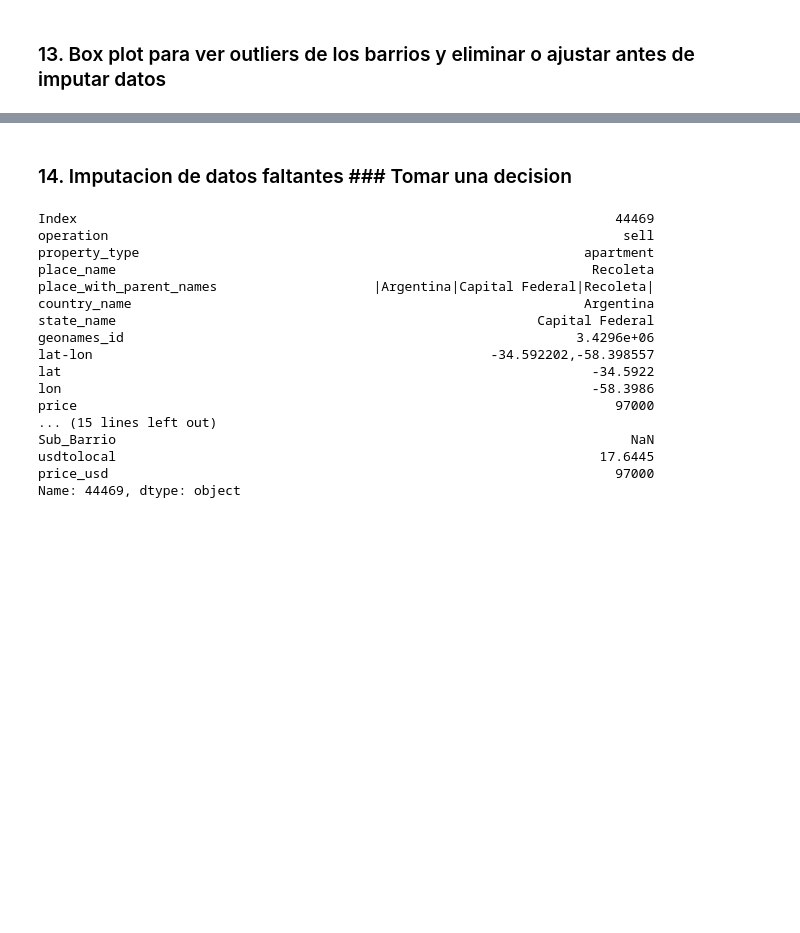
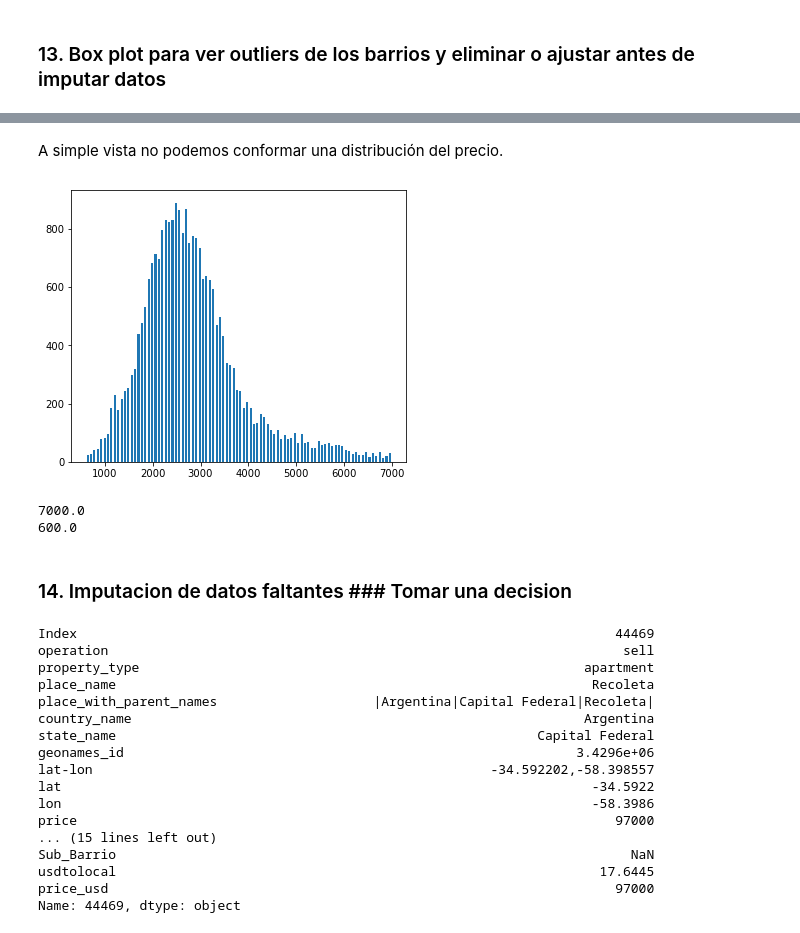
Before and after one commit to nachommm/desafio1, a Jupyter notebook: TP1backup.ipynb, the cells around one changed output, grey strips where cells are left out. Cells and saved outputs as stored; diff of their text form; code cells hidden in the pictures; blank space fills up the shorter version.

```diff
--- a/TP1backup.ipynb
+++ b/TP1backup.ipynb
@@ -812,3 +847,27 @@ barrio_group.price_per_m2.describe()
+# %% [markdown]
+A simple vista no podemos conformar una distribución del precio.
+# %%
+# Creamos una mask entendiendo que el precio minimo, puede rondar los 600 USD y 4000 USD
+
+precioxm2_mask = (data_caba_barrios.price_per_m2 >= 600) & (data_caba_barrios.price_per_m2 <= 7000)
+
+data_caba_clean = data_caba_barrios.loc[precioxm2_mask, :]
+
+# Vuelvo a graficar.
+
+plt.hist(data_caba_clean.price_per_m2, bins=90, rwidth=0.6)
+plt.xlabel = 'Precio x M2'
+plt.ylabel = 'Count'
+plt.show()
+
+print(data_caba_clean.price_per_m2.max())
+print(data_caba_clean.price_per_m2.min())
+
+# Parece una distribución normal? sino fuera por los valores elevados que tenemos a partir de los 3500...
+# %% [output]
+[figure, added]
+7000.0
+600.0
 # %% [markdown]
 ### 14. Imputacion de datos faltantes ### Tomar una decision
 # %%
```
Also changed, not shown: parts of 3 cells of this notebook.
